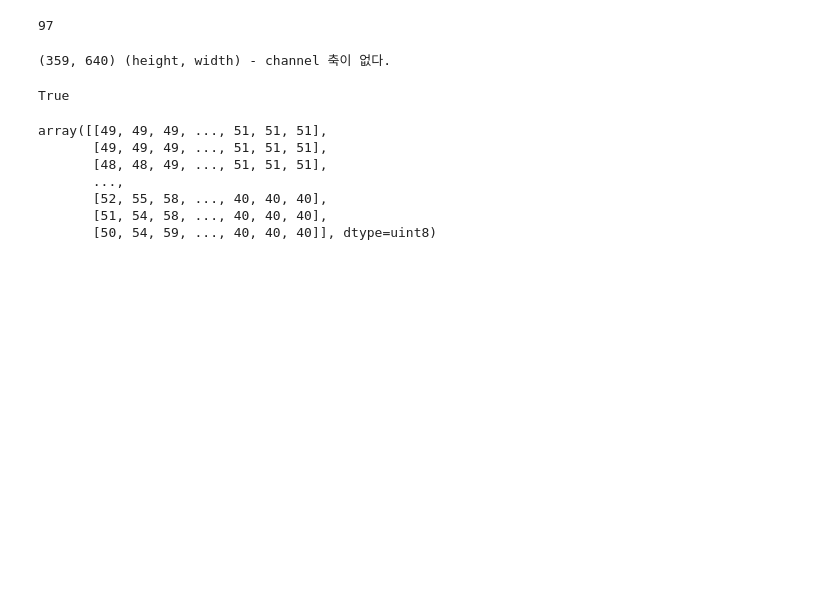
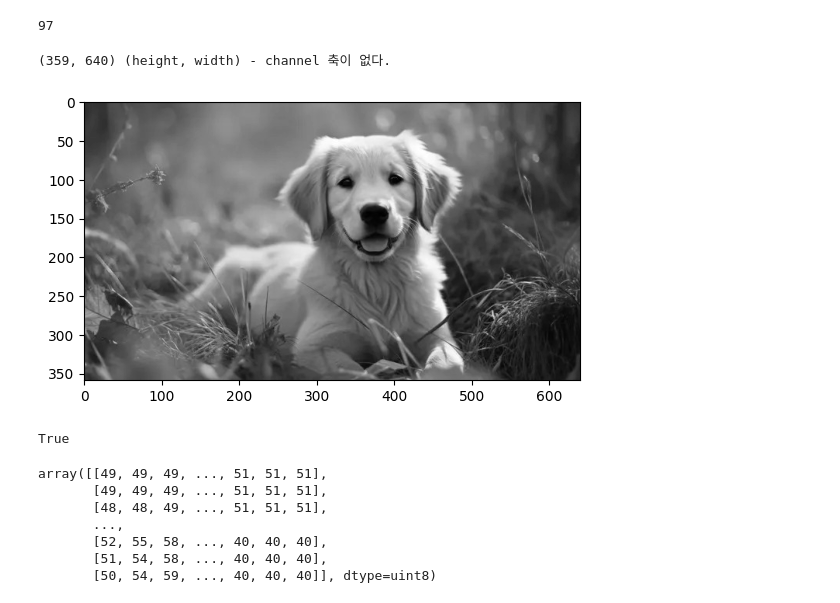
Before and after one commit to LeeJUHO127/DA-35, a Jupyter notebook: 05_numpy_opencv/03_ opencv 개요.ipynb, the cells around one changed output. Saved outputs shown, nothing was run; the diff lists cells and outputs as text; code cells hidden in the pictures; blank space fills up the shorter version.

```diff
--- a/05_numpy_opencv/03_ opencv 개요.ipynb
+++ b/05_numpy_opencv/03_ opencv 개요.ipynb
@@ -135,6 +135,12 @@ try:
 except:
     pass
 cv2.destroyAllWindows()
+# %%
+# Grayscale을 matplotlib 으로 출력 => cmap="gray"
+plt.imshow(img_gray, cmap="gray")
+plt.show()
+# %% [output]
+[figure, added]
 # %%
 ### 파일저장
 cv2.imwrite("images/dog_gray.jpg", img_gray)
```
Also changed, not shown: parts of 23 cells of this notebook, 8 other files.
